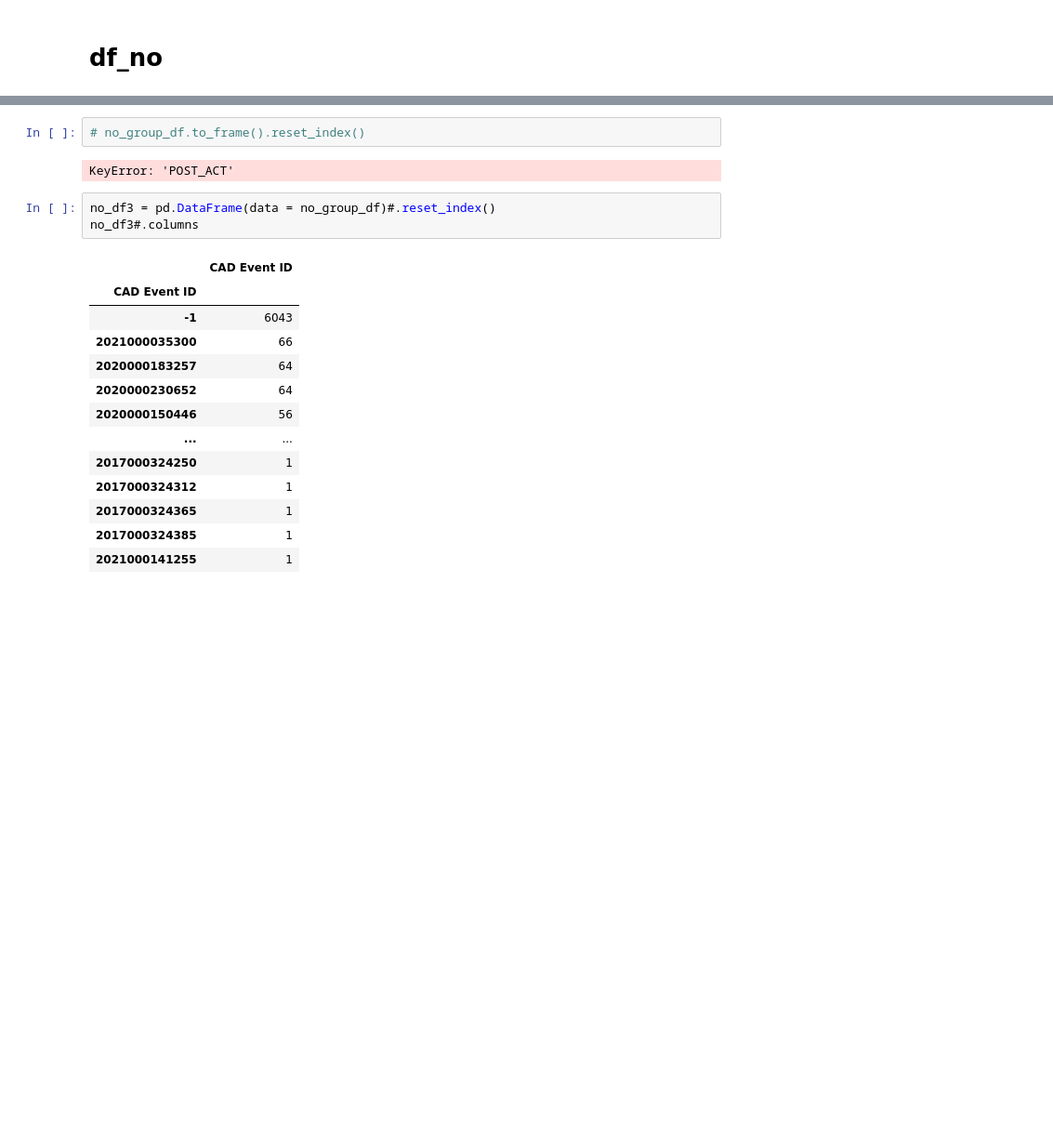
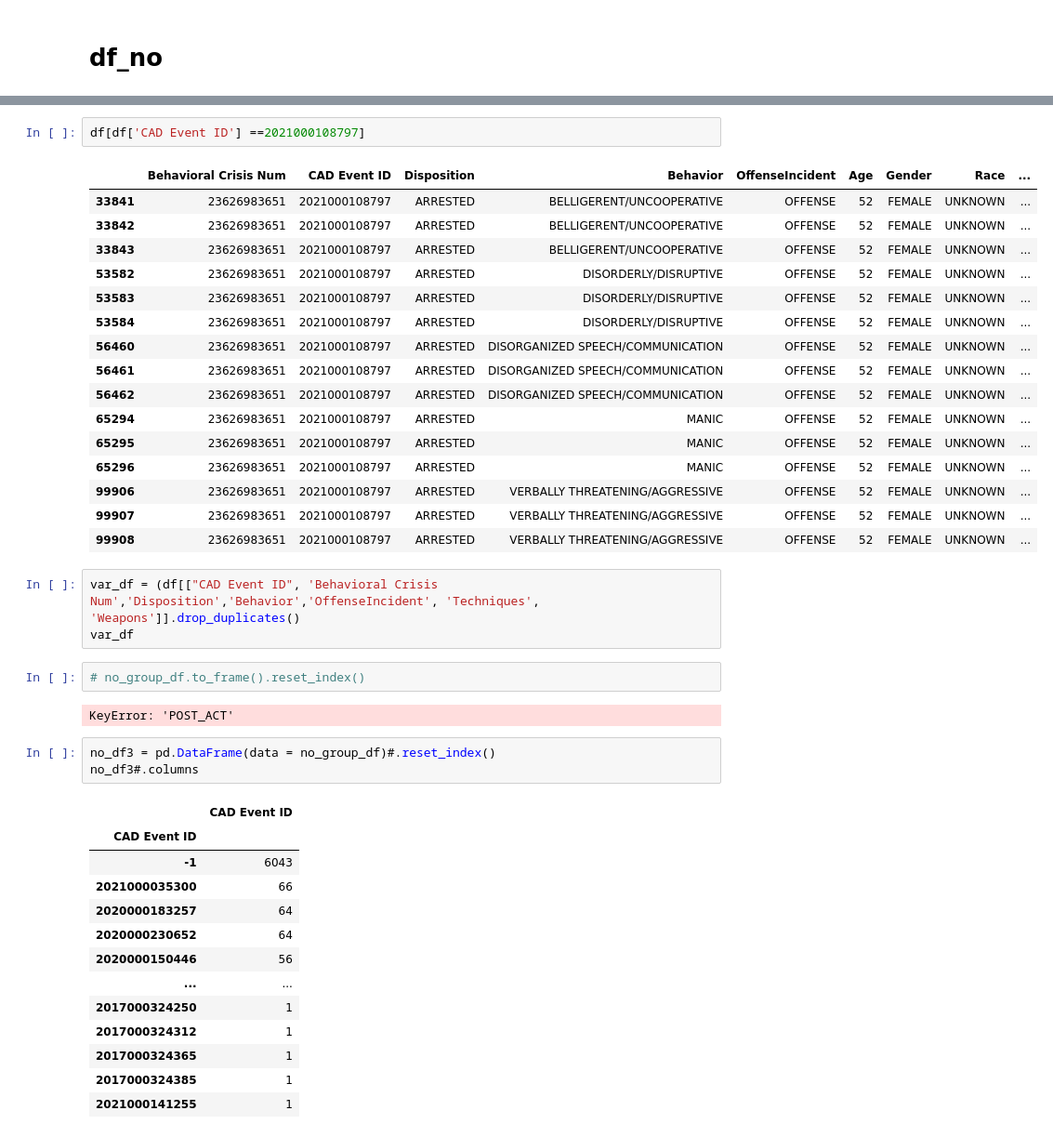
Before and after one commit to msenosain/spd-use-of-force_DS4A, a Jupyter notebook: notebooks/10_EDA_crisis.ipynb, the cells around one changed output, grey strips where cells are left out. Shown at 93% size. Cells and saved outputs as stored; diff of their text form; blank space fills up the shorter version.

```diff
--- a/notebooks/10_EDA_crisis.ipynb
+++ b/notebooks/10_EDA_crisis.ipynb
@@ -373,3 +389,25 @@ no_df
+# %%
+df[df['CAD Event ID'] ==2021000108797]
+# %% [output]
+|  | Behavioral Crisis Num | CAD Event ID | Disposition | Behavior | OffenseIncident | Age | Gender | Race | ... |
+| 33841 | 23626983651 | 2021000108797 | ARRESTED | BELLIGERENT/UNCOOPERATIVE | OFFENSE | 52 | FEMALE | UNKNOWN | ... |
+| 33842 | 23626983651 | 2021000108797 | ARRESTED | BELLIGERENT/UNCOOPERATIVE | OFFENSE | 52 | FEMALE | UNKNOWN | ... |
+| 33843 | 23626983651 | 2021000108797 | ARRESTED | BELLIGERENT/UNCOOPERATIVE | OFFENSE | 52 | FEMALE | UNKNOWN | ... |
+| 53582 | 23626983651 | 2021000108797 | ARRESTED | DISORDERLY/DISRUPTIVE | OFFENSE | 52 | FEMALE | UNKNOWN | ... |
+| 53583 | 23626983651 | 2021000108797 | ARRESTED | DISORDERLY/DISRUPTIVE | OFFENSE | 52 | FEMALE | UNKNOWN | ... |
+| 53584 | 23626983651 | 2021000108797 | ARRESTED | DISORDERLY/DISRUPTIVE | OFFENSE | 52 | FEMALE | UNKNOWN | ... |
+| 56460 | 23626983651 | 2021000108797 | ARRESTED | DISORGANIZED SPEECH/COMMUNICATION | OFFENSE | 52 | FEMALE | UNKNOWN | ... |
+| 56461 | 23626983651 | 2021000108797 | ARRESTED | DISORGANIZED SPEECH/COMMUNICATION | OFFENSE | 52 | FEMALE | UNKNOWN | ... |
+| 56462 | 23626983651 | 2021000108797 | ARRESTED | DISORGANIZED SPEECH/COMMUNICATION | OFFENSE | 52 | FEMALE | UNKNOWN | ... |
+| 65294 | 23626983651 | 2021000108797 | ARRESTED | MANIC | OFFENSE | 52 | FEMALE | UNKNOWN | ... |
+| 65295 | 23626983651 | 2021000108797 | ARRESTED | MANIC | OFFENSE | 52 | FEMALE | UNKNOWN | ... |
+| 65296 | 23626983651 | 2021000108797 | ARRESTED | MANIC | OFFENSE | 52 | FEMALE | UNKNOWN | ... |
+| 99906 | 23626983651 | 2021000108797 | ARRESTED | VERBALLY THREATENING/AGGRESSIVE | OFFENSE | 52 | FEMALE | UNKNOWN | ... |
+| 99907 | 23626983651 | 2021000108797 | ARRESTED | VERBALLY THREATENING/AGGRESSIVE | OFFENSE | 52 | FEMALE | UNKNOWN | ... |
+| 99908 | 23626983651 | 2021000108797 | ARRESTED | VERBALLY THREATENING/AGGRESSIVE | OFFENSE | 52 | FEMALE | UNKNOWN | ... |
+# %%
+var_df = (df[["CAD Event ID", 'Behavioral Crisis Num','Disposition','Behavior','OffenseIncident', 'Techniques', 'Weapons']].drop_duplicates()
+var_df
 # %%
 # no_group_df.to_frame().reset_index()
 # %% [output]
```
Also changed, not shown: parts of 4 cells of this notebook.
